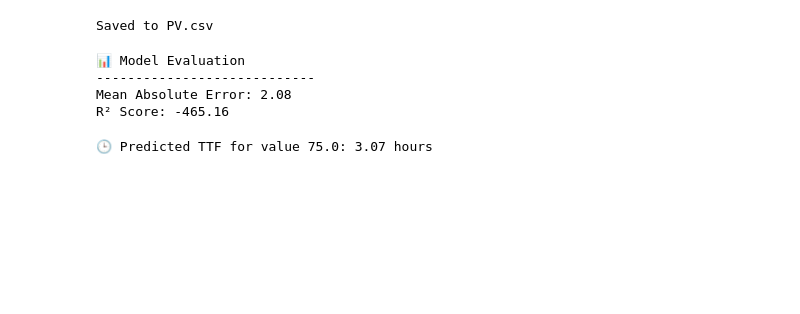
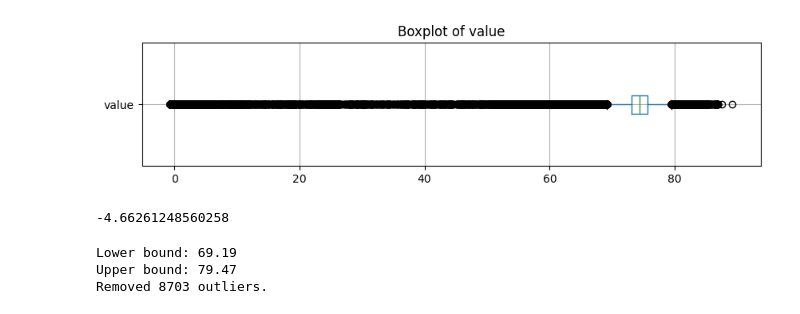
Before and after one commit to SaidatulSya/ttf-prediction, a Jupyter notebook: notebooks/test_main.ipynb, the cells around one changed output. Cells and saved outputs as stored; diff of their text form; code cells hidden in the pictures; blank space fills up the shorter version.

```diff
--- a/notebooks/test_main.ipynb
+++ b/notebooks/test_main.ipynb
@@ -98,13 +46,3 @@ def label_status_pre_alarm(df, value_col="value", time_col="Timestamp", pre_alar
-# %%
-# mean = df1["value"].mean()
-# std = df1["value"].std()
-df1["Timestamp"] = pd.to_datetime(df1["Timestamp"])
-# %%
-#Step 1: Assign Status
-df1 = label_status_pre_alarm(df1, value_col="value", pre_alarm_window=3)
-# %%
-#Step 2: Caclulate TTF
-df1 = calculate_ttf(df1)
 # %%
 df1.info()
 # %% [output]
@@ -122,43 +58,19 @@ memory usage: 841.1+ KB
-# %%
-retriever.save_to_csv(df1)
-# %% [output]
-Saved to PV.csv
-# %%
-import pandas as pd
-from sklearn.linear_model import LinearRegression
-from sklearn.model_selection import train_test_split
-from sklearn.metrics import mean_absolute_error, r2_score
-
-# STEP 1: Prepare training data
-# Keep only rows where TTF is available (i.e., anomaly rows before alarm)
-train_df = df1[df1["TTF"].notna()].copy()
-
-# STEP 2: Define feature(s) and target
-X = train_df[["value"]]  # You can add more features later
-y = train_df["TTF"]
-
-# STEP 3: Train-test split
-X_train, X_test, y_train, y_test = train_test_split(X, y, test_size=0.2, random_state=42)
-
-# STEP 4: Train the Linear Regression model
-model = LinearRegression()
-model.fit(X_train, y_train)
-
-# STEP 5: Evaluate the model
-y_pred = model.predict(X_test)
-
-print("📊 Model Evaluation")
-print("----------------------------")
-print("Mean Absolute Error:", round(mean_absolute_error(y_test, y_pred), 2))
-print("R² Score:", round(r2_score(y_test, y_pred), 2))
-
-# STEP 6: Predict TTF for a new process value
-new_value = [[75.0]]  # Replace with current or test value
-predicted_ttf = model.predict(new_value)
-print(f"\n🕒 Predicted TTF for value {new_value[0][0]}: {predicted_ttf[0]:.2f} hours")
-# %% [output]
-📊 Model Evaluation
-----------------------------
-Mean Absolute Error: 2.08
-R² Score: -465.16
-🕒 Predicted TTF for value 75.0: 3.07 hours
+# %%
+#Plot boxplot to identify outliers
+analyzer =AnalyzeData(df1)
+
+#boxplot
+analyzer.box_plot()
+# %% [output]
+[figure, added]
+# %%
+df1["value"].skew()
+# %% [output]
+-4.66261248560258
+# %%
+#Remove Outliers
+analyzer.remove_outliers()
+# %% [output]
+Lower bound: 69.19
+Upper bound: 79.47
+Removed 8703 outliers.
```
Also changed, not shown: parts of 20 cells of this notebook.
